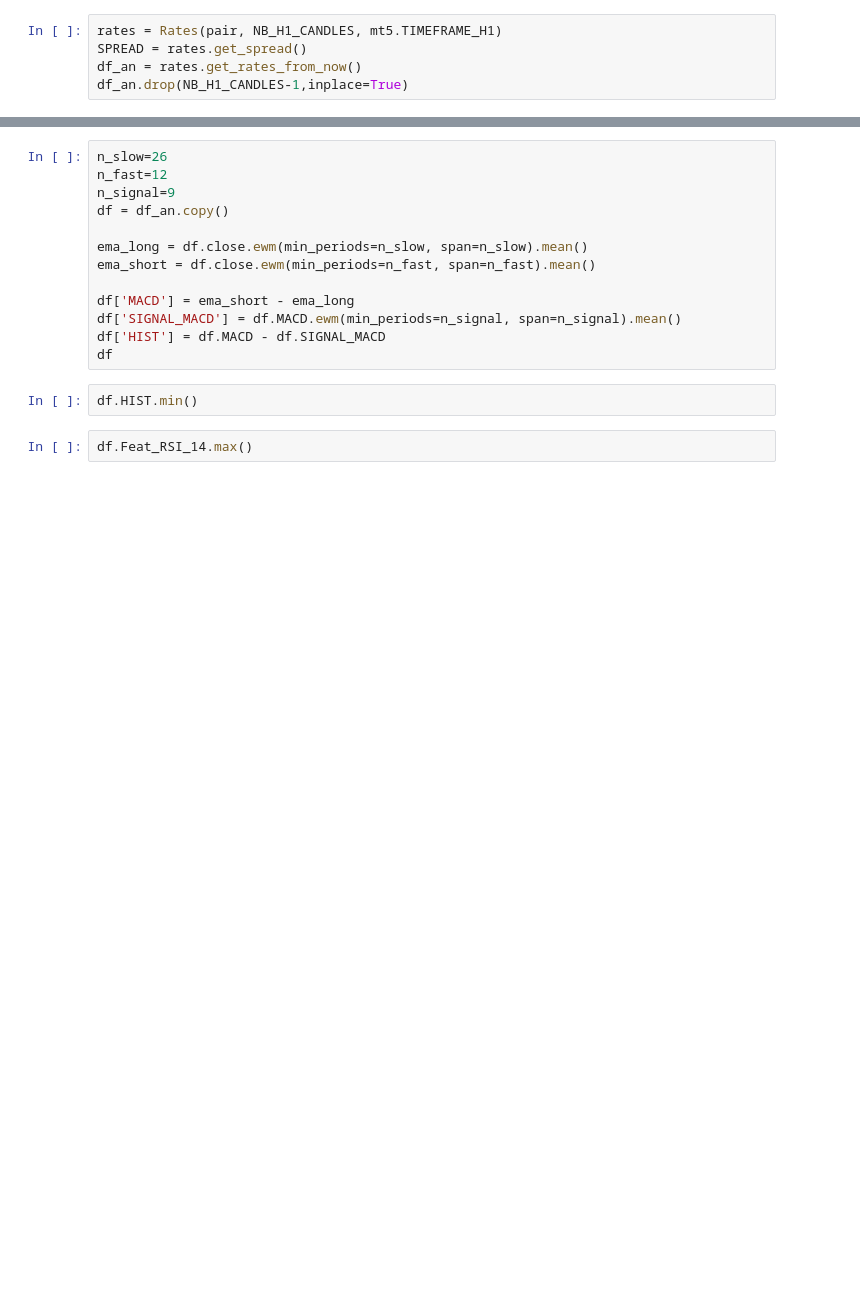
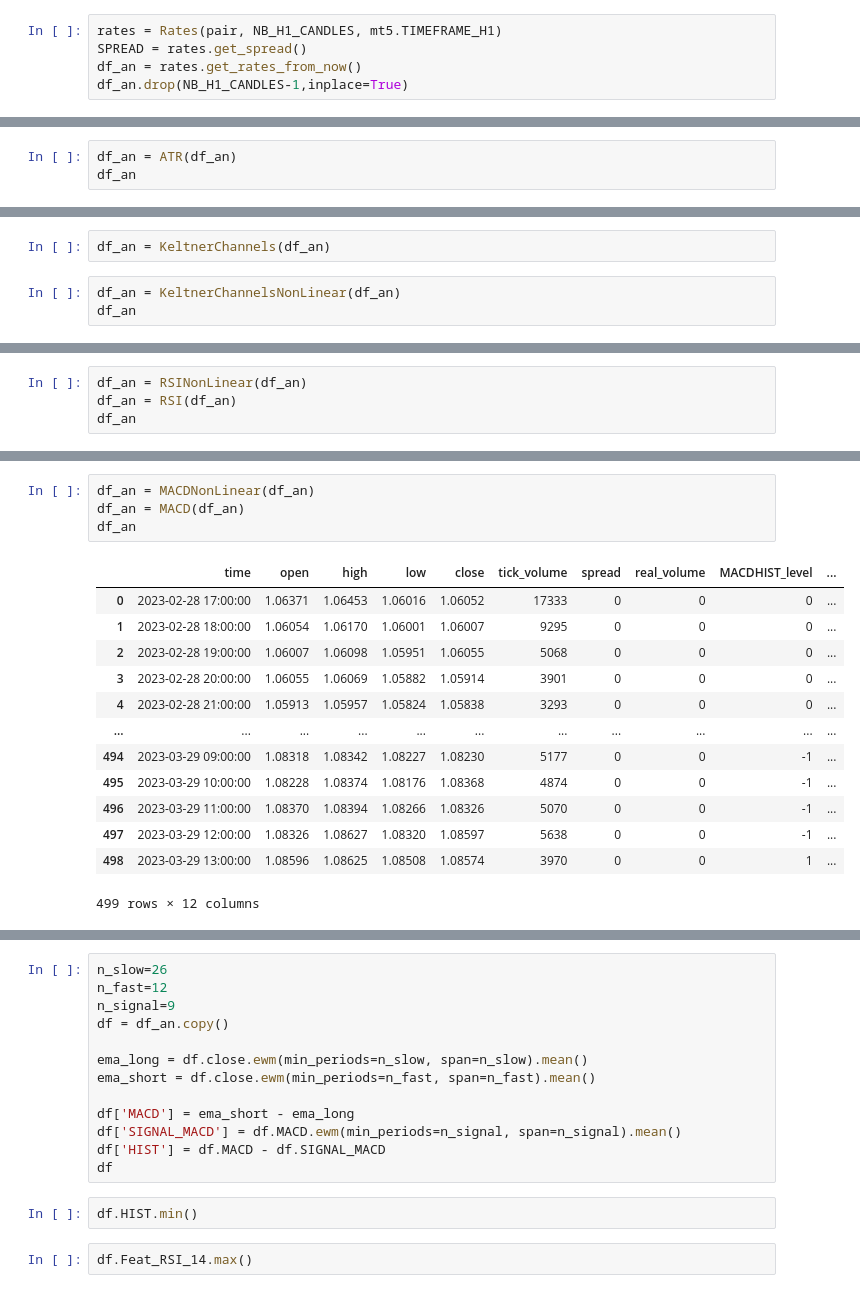
Before and after one commit to meysamshahbazi/algotramic, a Jupyter notebook: indicator-test.ipynb, the cells around one changed output, grey strips where cells are left out. Saved outputs shown, nothing was run; the diff lists cells and outputs as text; blank space fills up the shorter version.

Commit message:
Add non linear features

```diff
--- a/indicator-test.ipynb
+++ b/indicator-test.ipynb
@@ -21,0 +42,3 @@ SPREAD # 0
+# %%
+df_an = ATR(df_an)
+df_an
@@ -21,0 +48,5 @@ SPREAD # 0
+# %%
+df_an = KeltnerChannels(df_an)
+# %%
+df_an = KeltnerChannelsNonLinear(df_an)
+df_an
@@ -21,0 +70,4 @@ SPREAD # 0
+# %%
+df_an = RSINonLinear(df_an)
+df_an = RSI(df_an)
+df_an
@@ -21,0 +91,18 @@ SPREAD # 0
+# %%
+df_an = MACDNonLinear(df_an)
+df_an = MACD(df_an)
+df_an
+# %% [output]
+|  | time | open | high | low | close | tick_volume | spread | real_volume | MACDHIST_level | ... |
+| 0 | 2023-02-28 17:00:00 | 1.06371 | 1.06453 | 1.06016 | 1.06052 | 17333 | 0 | 0 | 0 | ... |
+| 1 | 2023-02-28 18:00:00 | 1.06054 | 1.06170 | 1.06001 | 1.06007 | 9295 | 0 | 0 | 0 | ... |
+| 2 | 2023-02-28 19:00:00 | 1.06007 | 1.06098 | 1.05951 | 1.06055 | 5068 | 0 | 0 | 0 | ... |
+| 3 | 2023-02-28 20:00:00 | 1.06055 | 1.06069 | 1.05882 | 1.05914 | 3901 | 0 | 0 | 0 | ... |
+| 4 | 2023-02-28 21:00:00 | 1.05913 | 1.05957 | 1.05824 | 1.05838 | 3293 | 0 | 0 | 0 | ... |
+| ... | ... | ... | ... | ... | ... | ... | ... | ... | ... | ... |
+| 494 | 2023-03-29 09:00:00 | 1.08318 | 1.08342 | 1.08227 | 1.08230 | 5177 | 0 | 0 | -1 | ... |
+| 495 | 2023-03-29 10:00:00 | 1.08228 | 1.08374 | 1.08176 | 1.08368 | 4874 | 0 | 0 | -1 | ... |
+| 496 | 2023-03-29 11:00:00 | 1.08370 | 1.08394 | 1.08266 | 1.08326 | 5070 | 0 | 0 | -1 | ... |
+| 497 | 2023-03-29 12:00:00 | 1.08326 | 1.08627 | 1.08320 | 1.08597 | 5638 | 0 | 0 | -1 | ... |
+| 498 | 2023-03-29 13:00:00 | 1.08596 | 1.08625 | 1.08508 | 1.08574 | 3970 | 0 | 0 | 1 | ... |
+499 rows × 12 columns
```
Also changed, not shown: parts of 15 cells of this notebook, 2 other files.
